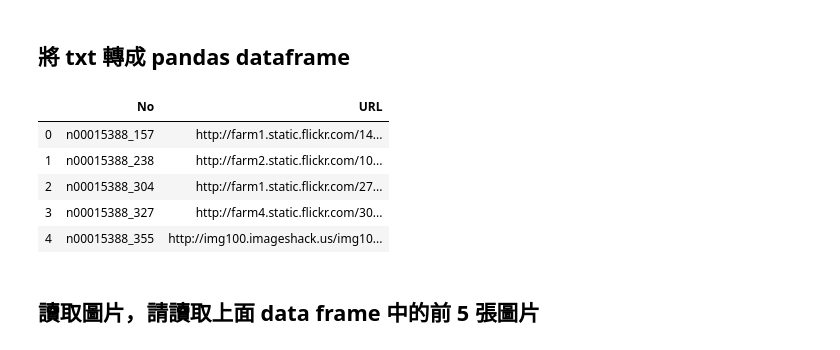
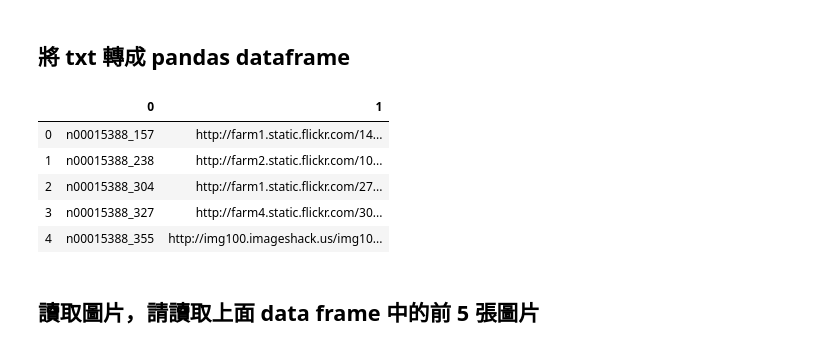
Before and after one commit to HengWeiBin/4th-ML100Days, a Jupyter notebook: homework/Day_005-2_HW.ipynb, the cells around one changed output. Saved outputs shown, nothing was run; the diff lists cells and outputs as text; code cells hidden in the pictures.

```diff
--- a/homework/Day_005-2_HW.ipynb
+++ b/homework/Day_005-2_HW.ipynb
@@ -43,13 +43,12 @@ data[0]
 # %%
 import pandas as pd
 
 arrange_data = [pic.split('\t') for pic in data]
 
 df = pd.DataFrame(arrange_data)
-df.columns = ["No", "URL"]
 df.head()
 # %% [output]
-|  | No | URL |
+|  | 0 | 1 |
 | 0 | n00015388_157 | http://farm1.static.flickr.com/14... |
 | 1 | n00015388_238 | http://farm2.static.flickr.com/10... |
 | 2 | n00015388_304 | http://farm1.static.flickr.com/27... |
```
Also changed, not shown: parts of 2 cells of this notebook.
